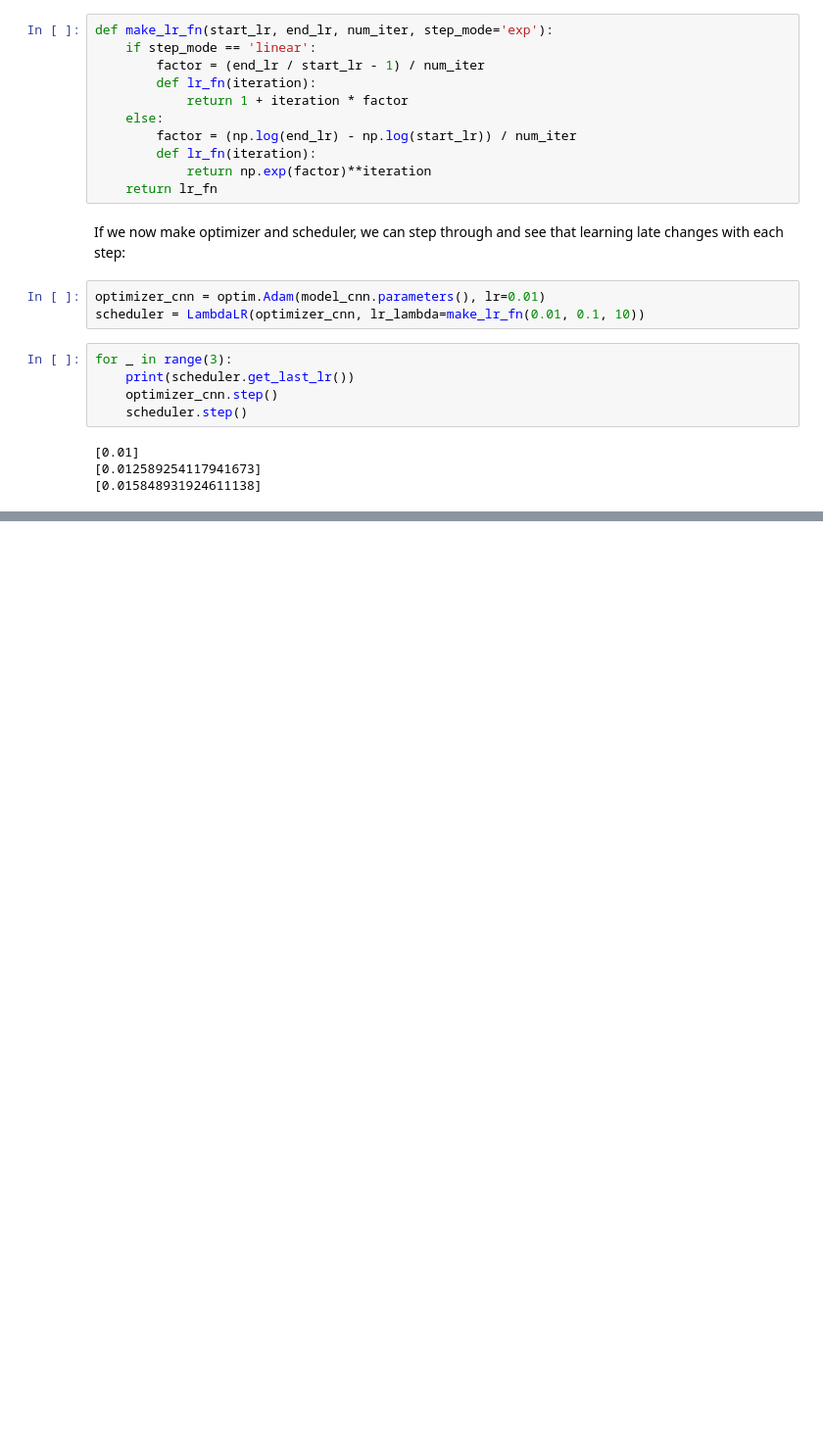
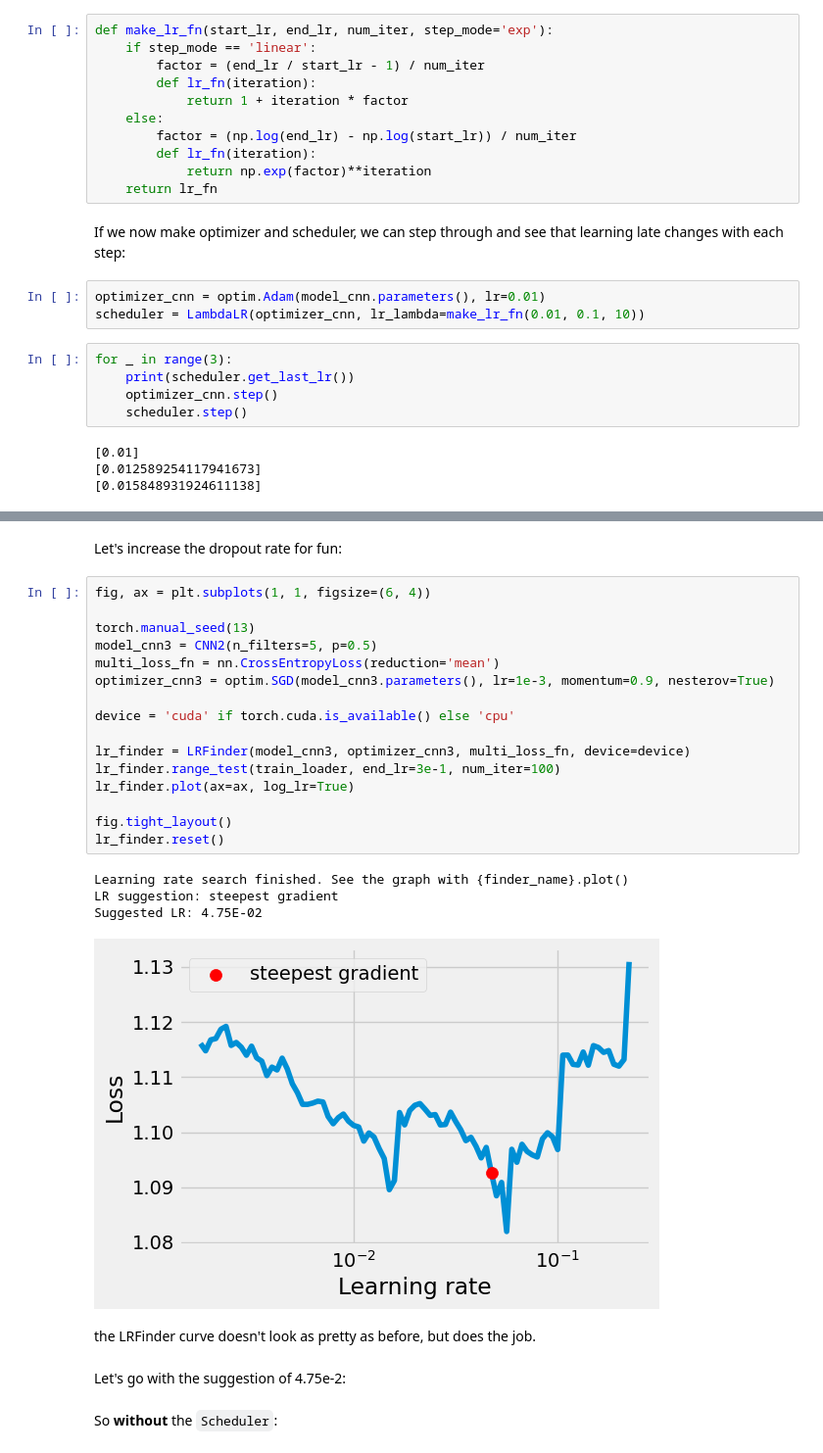
Before and after one commit to nesaboz/pytorch_educative, a Jupyter notebook: nbs/06_rock_paper_scissors.ipynb, the cells around one changed output, grey strips where cells are left out. Shown at 98% size. Drawn from its saved outputs; the diff is of its cells as text; blank space fills up the shorter version.

```diff
--- a/nbs/06_rock_paper_scissors.ipynb
+++ b/nbs/06_rock_paper_scissors.ipynb
@@ -256,0 +310,29 @@ tracking, fig = sbs.lr_range_test(train_loader, end_lr=1e-1, num_iter=100)
+# %% [markdown]
+Let's increase the dropout rate for fun:
+# %%
+fig, ax = plt.subplots(1, 1, figsize=(6, 4))
+
+torch.manual_seed(13)
+model_cnn3 = CNN2(n_filters=5, p=0.5)
+multi_loss_fn = nn.CrossEntropyLoss(reduction='mean')
+optimizer_cnn3 = optim.SGD(model_cnn3.parameters(), lr=1e-3, momentum=0.9, nesterov=True)
+
+device = 'cuda' if torch.cuda.is_available() else 'cpu'
+
+lr_finder = LRFinder(model_cnn3, optimizer_cnn3, multi_loss_fn, device=device)
+lr_finder.range_test(train_loader, end_lr=3e-1, num_iter=100)
+lr_finder.plot(ax=ax, log_lr=True)
+
+fig.tight_layout()
+lr_finder.reset()
+# %% [output]
+Learning rate search finished. See the graph with {finder_name}.plot()
+LR suggestion: steepest gradient
+Suggested LR: 4.75E-02
+[figure, added]
+# %% [markdown]
+the LRFinder curve doesn't look as pretty as before, but does the job.
+# %% [markdown]
+Let's go with the suggestion of 4.75e-2:
+# %% [markdown]
+So **without** the `Scheduler`:
```
Also changed, not shown: parts of 52 cells of this notebook, 1 other file.
